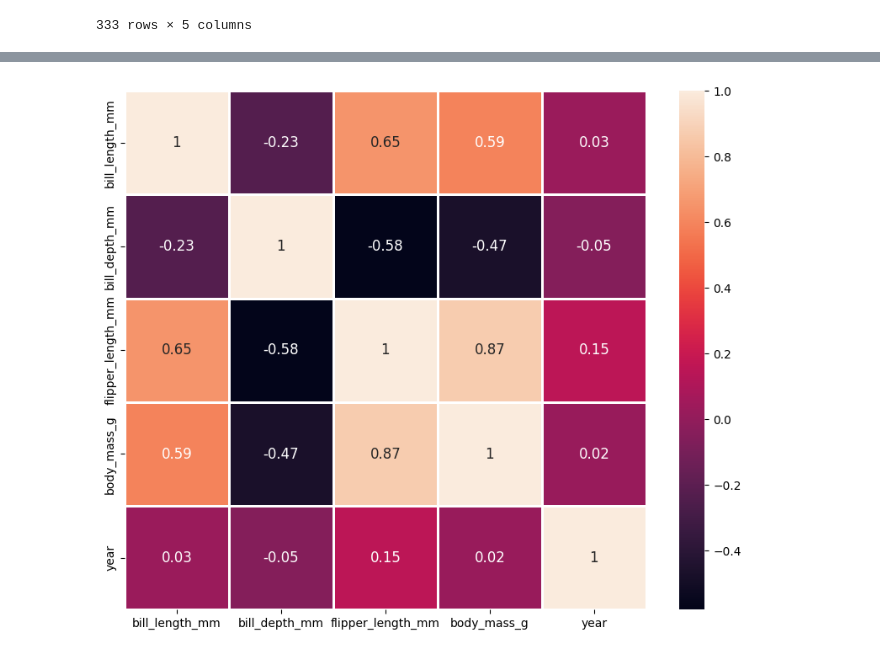
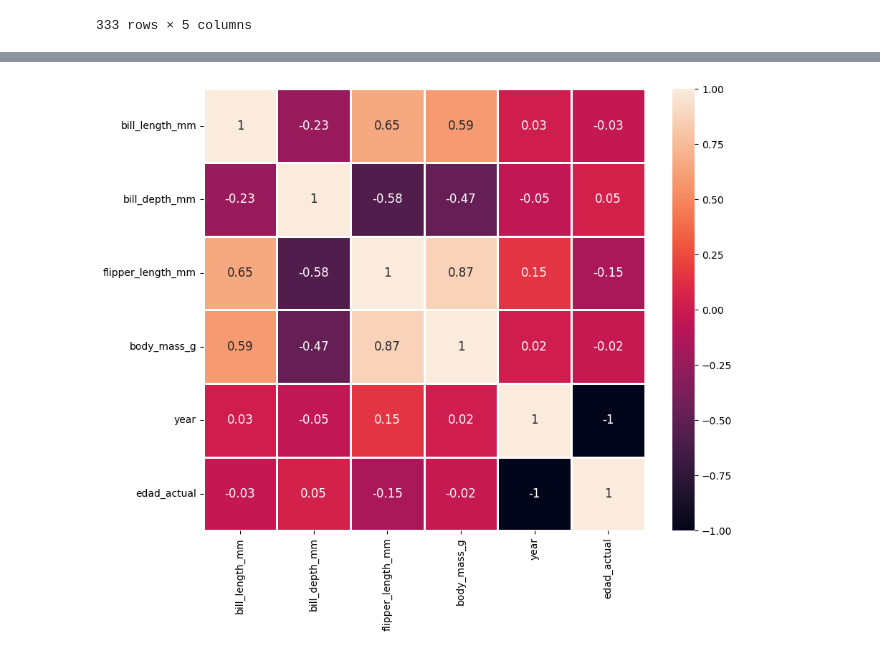
Before and after one commit to JoseTorres022/practica2-u3-penguins, a Jupyter notebook: notebooks/jp3MatrizCorrelacion.ipynb, the cells around one changed output, grey strips where cells are left out. Drawn from its saved outputs; the diff is of its cells as text; code cells hidden in the pictures.

Commit message:
heatmap y corr, OK

```diff
--- a/notebooks/jp3MatrizCorrelacion.ipynb
+++ b/notebooks/jp3MatrizCorrelacion.ipynb
@@ -59,0 +127,9 @@ matriz_correlacion
+# %%
+#ruta = "../results/dataset_penguins_clean.csv"
+#Filtrando comlumnas numericas
+filtro = ['bill_length_mm','bill_depth_mm',
+          'flipper_length_mm', 'body_mass_g', 'year','edad_actual']
+data=data[filtro]
+
+#Mostrando e nuevo DF
+data
@@ -59,0 +150,5 @@ matriz_correlacion
+# %%
+#Creando la mtriz de correlacion
+print("Matriz de Correlacion:\n")
+matriz_correlacion=data.corr().round(2)
+matriz_correlacion
@@ -60,11 +164,12 @@ matriz_correlacion
 # %%
 # Diagrama de Calor
-plt.figure(figsize=(10,8))
-sns.heatmap(data=matriz_correlacion, #pasandoles los datos CSV con el nuevo DF
-            annot=True, #Mostrar los datos dentos de los cuadros
-            annot_kws={'size': 12}, #Tamaño de los datos en los cuadros
-            linecolor='white', #Color del borde de los cuadros
-            linewidths=0.75) # Grosor del borde de los cuadros
+plt.figure(figsize=(10, 8))
+sns.heatmap(data=matriz_correlacion,  # pasandoles los datos CSV con el nuevo DF
+            annot=True,  # Mostrar los datos dentos de los cuadros
+            square=True,  # Celdas cuadrdas
+            annot_kws={'size': 12},  # Tamaño de los datos en los cuadros
+            linecolor='white',  # Color del borde de los cuadros
+            linewidths=0.75)  # Grosor del borde de los cuadros
 plt.show()
 # %% [output]
-[figure, old version]
+[figure, new version]
```
Also changed, not shown: parts of 14 cells of this notebook, 4 other files.
